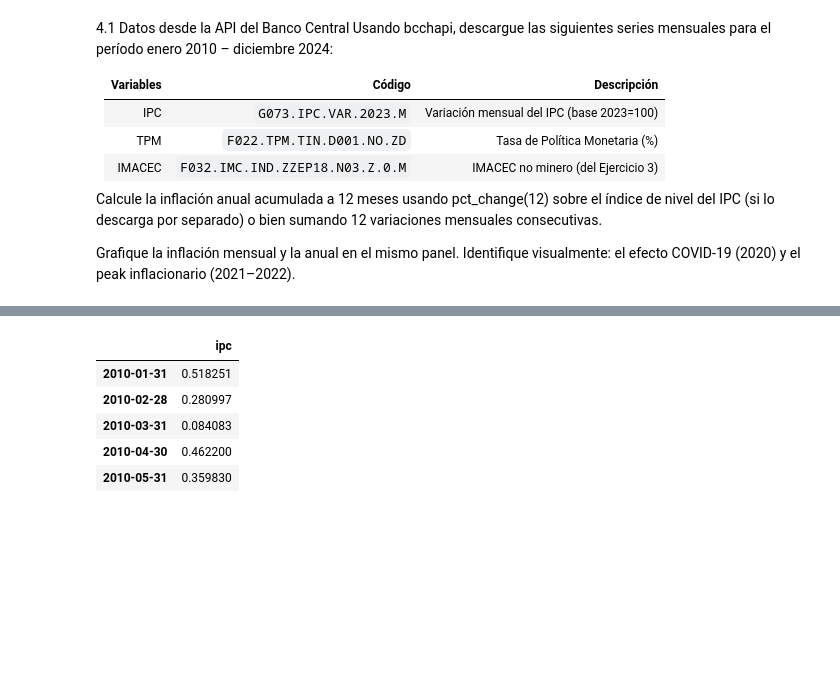
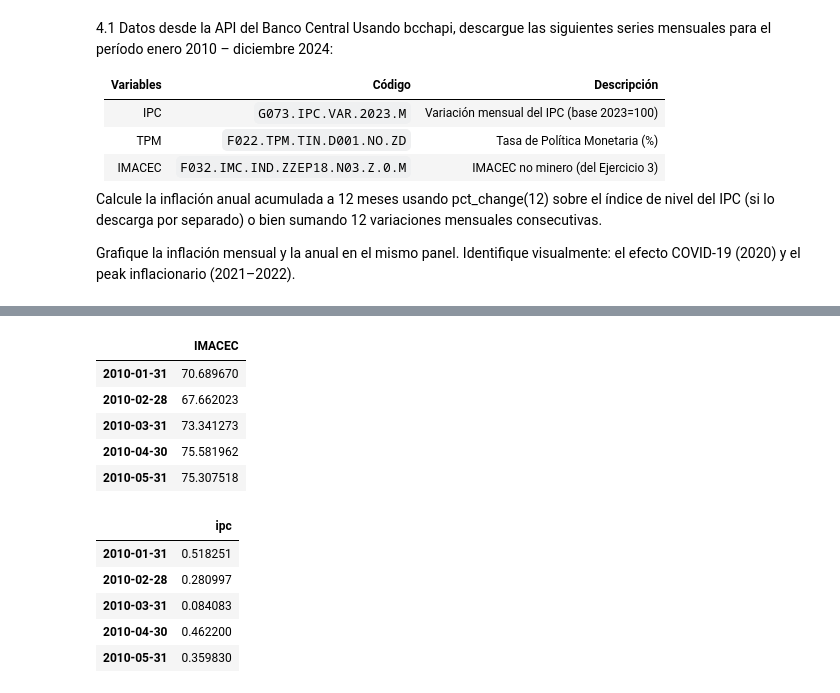
Before and after one commit to Felipe-Lopez-Vergara/ds_finance_-Lopez-, a Jupyter notebook: notebooks/HW_Sesion_4.ipynb, the cells around one changed output, grey strips where cells are left out. Cells and saved outputs as stored; diff of their text form; code cells hidden in the pictures; blank space fills up the shorter version.

```diff
--- a/notebooks/HW_Sesion_4.ipynb
+++ b/notebooks/HW_Sesion_4.ipynb
@@ -857,3 +983,20 @@ Grafique la inflación mensual y la anual en el mismo panel. Identifique visualm
+# %%
+imacec_df2 = conn.cuadro(
+    series = ['F032.IMC.IND.Z.Z.EP18.N03.Z.0.M'], # codigo relacionado al IMACEC no minero
+    nombres = ["IMACEC"],
+    desde = "2010-01-01",
+    hasta = "2024-12-01",
+    frecuencia = "ME",
+    observado = "mean")
+
+imacec_df2.head()
+# %% [output]
+|  | IMACEC |
+| 2010-01-31 | 70.689670 |
+| 2010-02-28 | 67.662023 |
+| 2010-03-31 | 73.341273 |
+| 2010-04-30 | 75.581962 |
+| 2010-05-31 | 75.307518 |
 # %%
 # Descarga serie IPC
 
```
Also changed, not shown: parts of 17 cells of this notebook.
